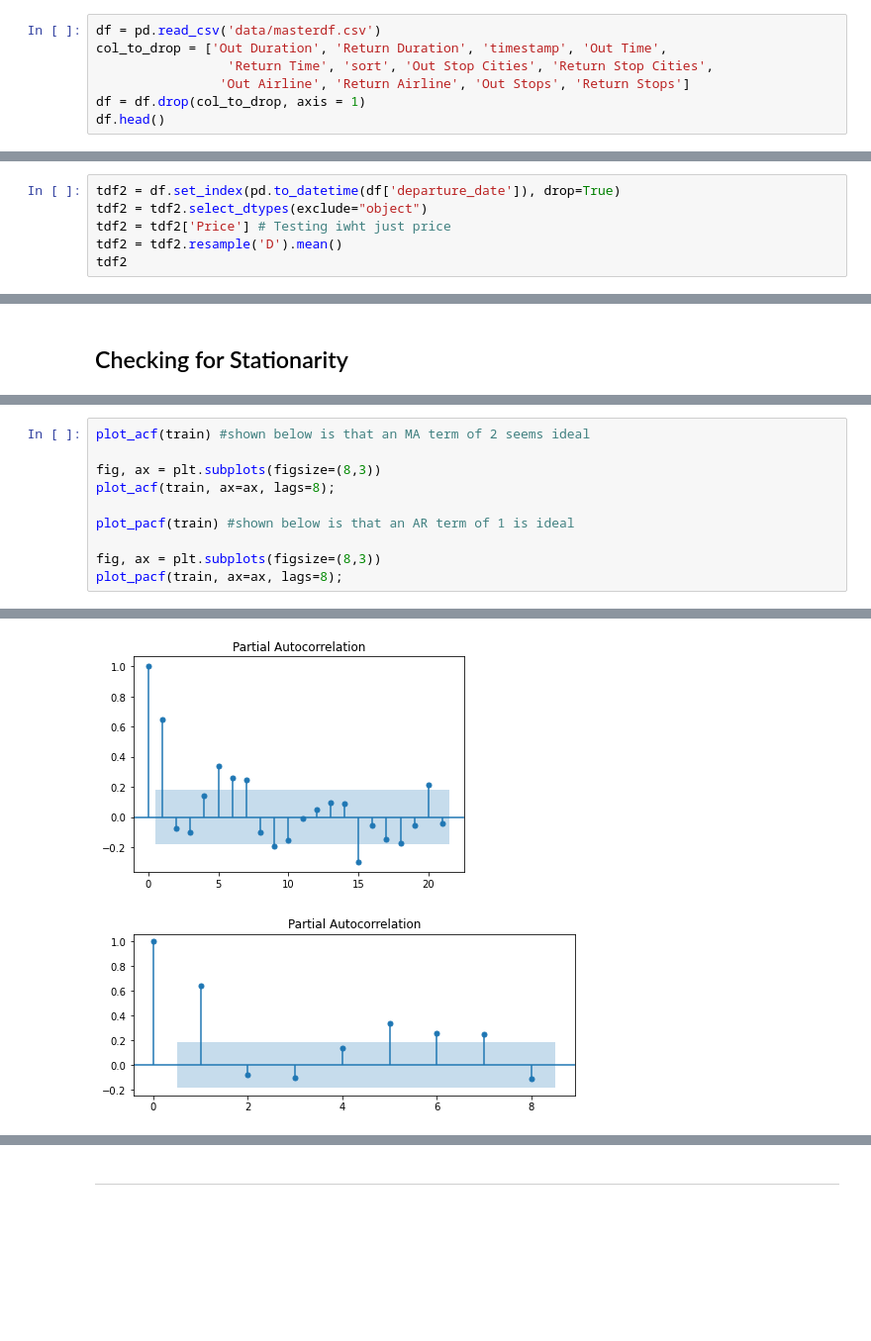
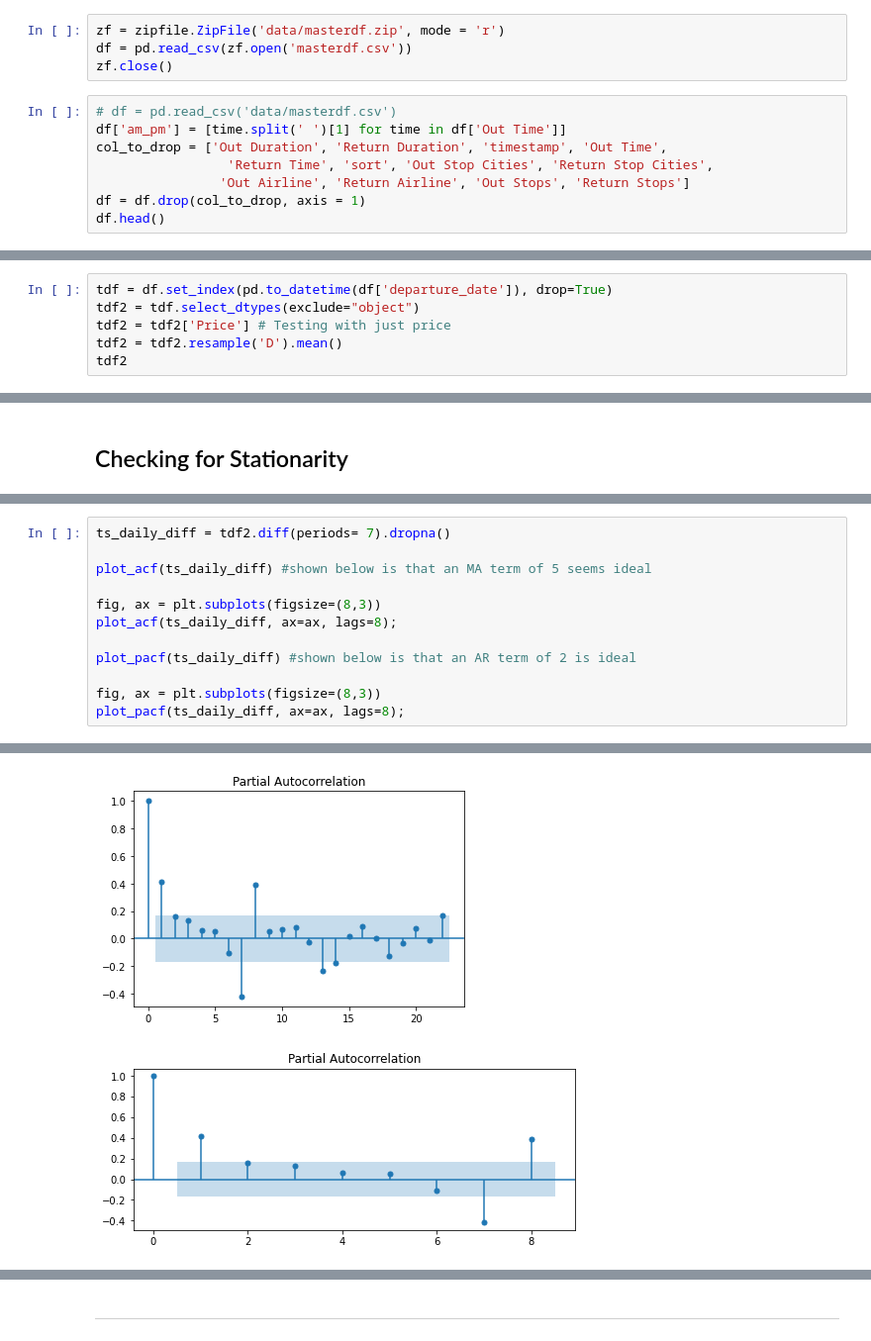
Before and after one commit to cjunhyuk/Kayak_Price_Analysis, a Jupyter notebook: Modeling.ipynb, the cells around one changed output, grey strips where cells are left out. Shown at 99% size. Cells and saved outputs as stored; diff of their text form; blank space fills up the shorter version.

Commit message:
Added Markdown and addition feature for time period

```diff
--- a/Modeling.ipynb
+++ b/Modeling.ipynb
@@ -50,8 +53,13 @@ from imblearn.pipeline import Pipeline as imbpipline
         <li>Return Stops : Feature engineered total_stops</li>
     </ul>
 This was done to reduce dimensionality and resolve any possible redundancies from the feature engineering</p>
+# %%
+zf = zipfile.ZipFile('data/masterdf.zip', mode = 'r')
+df = pd.read_csv(zf.open('masterdf.csv'))
+zf.close()
 # %%
-df = pd.read_csv('data/masterdf.csv')
+# df = pd.read_csv('data/masterdf.csv')
+df['am_pm'] = [time.split(' ')[1] for time in df['Out Time']]
 col_to_drop = ['Out Duration', 'Return Duration', 'timestamp', 'Out Time',
                  'Return Time', 'sort', 'Out Stop Cities', 'Return Stop Cities',
                 'Out Airline', 'Return Airline', 'Out Stops', 'Return Stops']
@@ -564,9 +532,9 @@ model_fit_print(rforest_model2, X, y)
 
 First I create a timeseries with a date time index
 # %%
-tdf2 = df.set_index(pd.to_datetime(df['departure_date']), drop=True)
-tdf2 = tdf2.select_dtypes(exclude="object")
-tdf2 = tdf2['Price'] # Testing iwht just price
+tdf = df.set_index(pd.to_datetime(df['departure_date']), drop=True)
+tdf2 = tdf.select_dtypes(exclude="object")
+tdf2 = tdf2['Price'] # Testing with just price
 tdf2 = tdf2.resample('D').mean()
 tdf2
 # %% [output]
@@ -641,11 +627,13 @@ np.sqrt(mean_squared_error(train, y_hat_rw))
 # %%
-plot_acf(train) #shown below is that an MA term of 2 seems ideal
+ts_daily_diff = tdf2.diff(periods= 7).dropna()
+
+plot_acf(ts_daily_diff) #shown below is that an MA term of 5 seems ideal
 
 fig, ax = plt.subplots(figsize=(8,3))
-plot_acf(train, ax=ax, lags=8);
+plot_acf(ts_daily_diff, ax=ax, lags=8);
 
-plot_pacf(train) #shown below is that an AR term of 1 is ideal
+plot_pacf(ts_daily_diff) #shown below is that an AR term of 2 is ideal
 
 fig, ax = plt.subplots(figsize=(8,3))
-plot_pacf(train, ax=ax, lags=8);
+plot_pacf(ts_daily_diff, ax=ax, lags=8);
 # %% [output]
@@ -654,3 +642,3 @@ plot_pacf(train, ax=ax, lags=8);
-[figure, old version]
+[figure, new version]
-[figure, old version]
+[figure, new version]
 # %%
```
Also changed, not shown: parts of 55 cells of this notebook.
